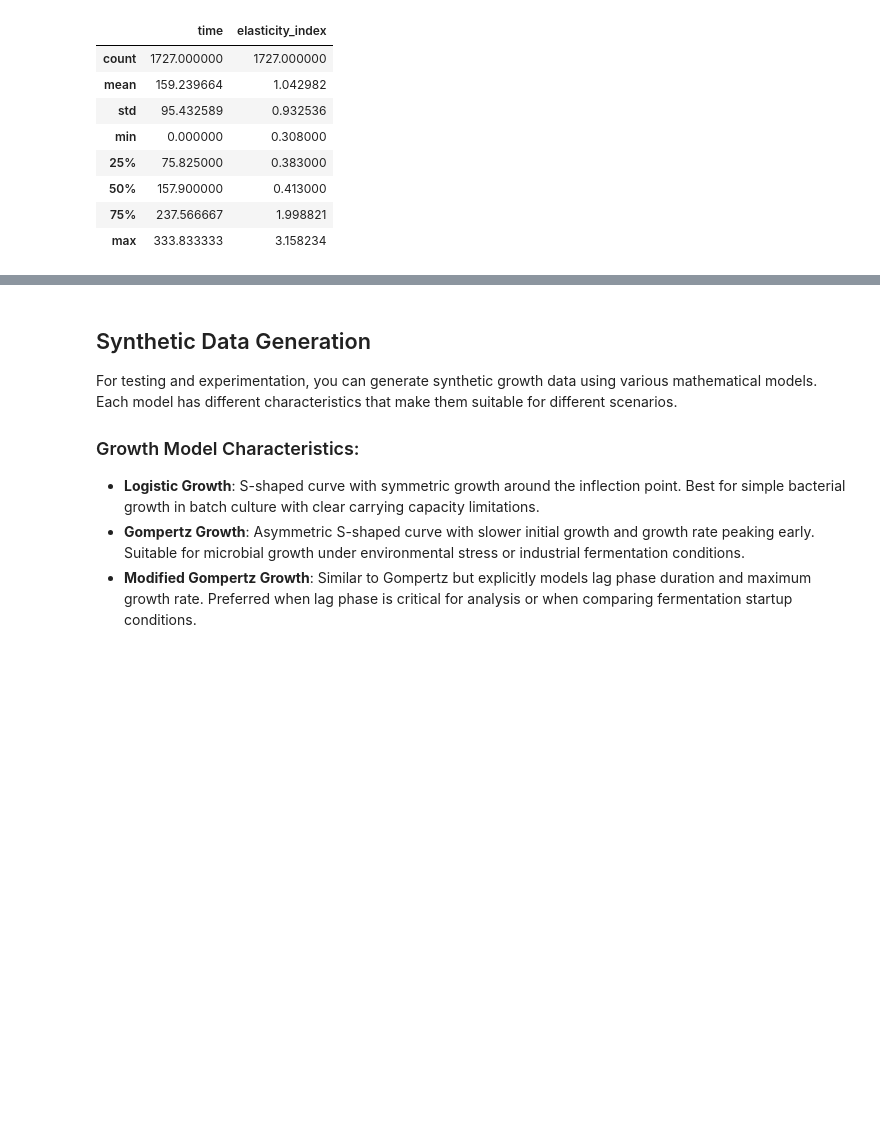
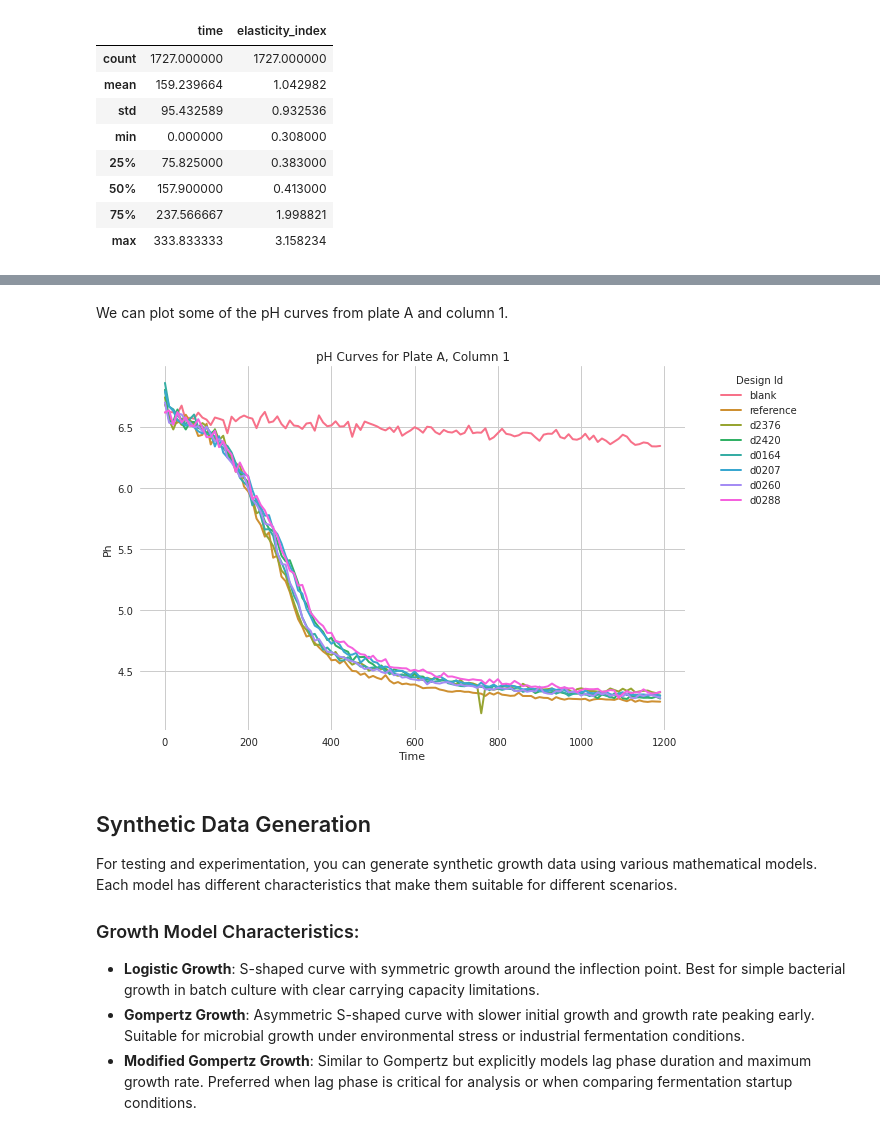
Before and after one commit to Aschwins/scikit-ferm, a Jupyter notebook: notebooks/01_datasets.ipynb, the cells around one changed output, grey strips where cells are left out. Saved outputs shown, nothing was run; the diff lists cells and outputs as text; code cells hidden in the pictures; blank space fills up the shorter version.

Commit message:
Added new fermentation dataset micro titer plate ph

```diff
--- a/notebooks/01_datasets.ipynb
+++ b/notebooks/01_datasets.ipynb
@@ -138,0 +154,4 @@ plt.show()
+# %%
+mtp_ph_data = load_mtp_ph_data()
+
+mtp_ph_data.head()
@@ -139,3 +183,15 @@ plt.show()
+# %% [markdown]
+We can plot some of the pH curves from plate A and column 1.
+# %%
+fig = plot_fermentation_curves(
+    mtp_ph_data.loc[lambda d: d["plate"].eq("A") & d["column"].eq(1)],
+    x="time",
+    y="ph",
+    sample_col="design_id",
+    title="pH Curves for Plate A, Column 1",
+)
+# %% [output]
+[figure, added]
 # %% [markdown]
 ## Synthetic Data Generation
 
```
Also changed, not shown: parts of 6 cells of this notebook, 5 other files.
